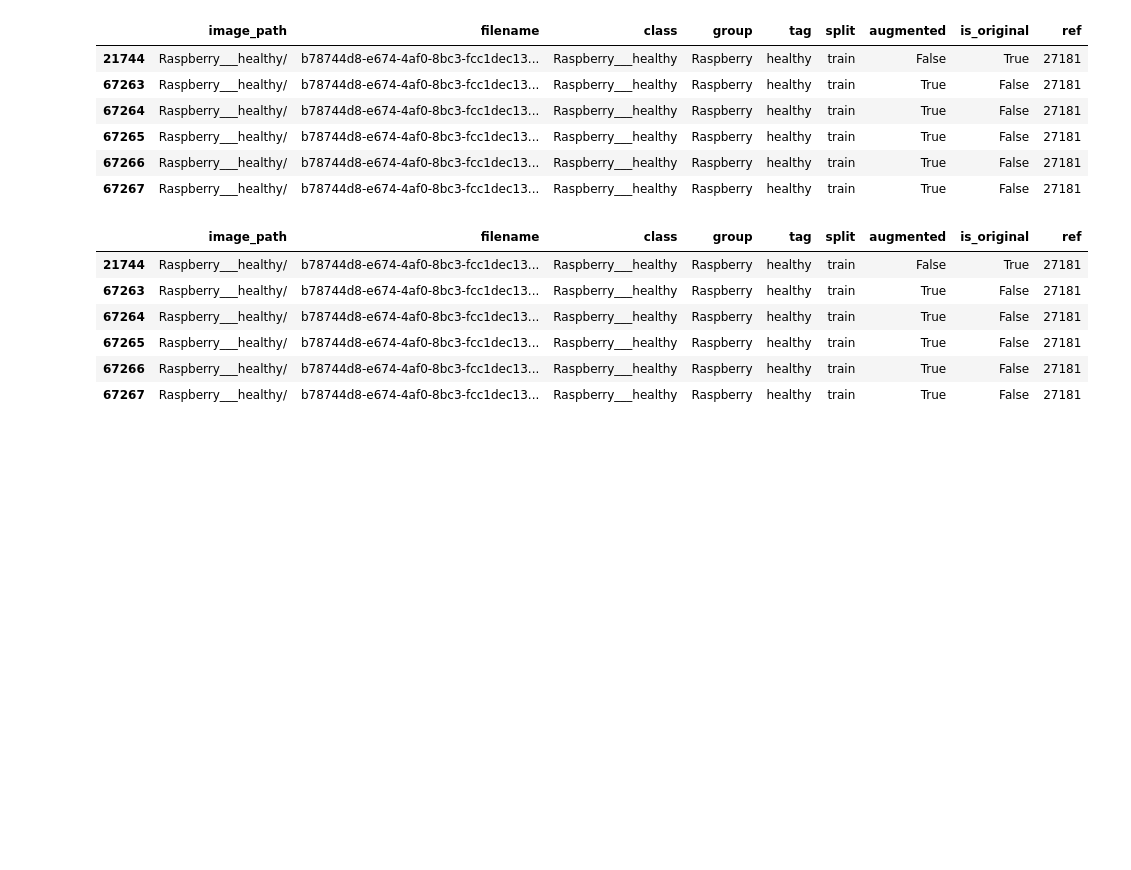
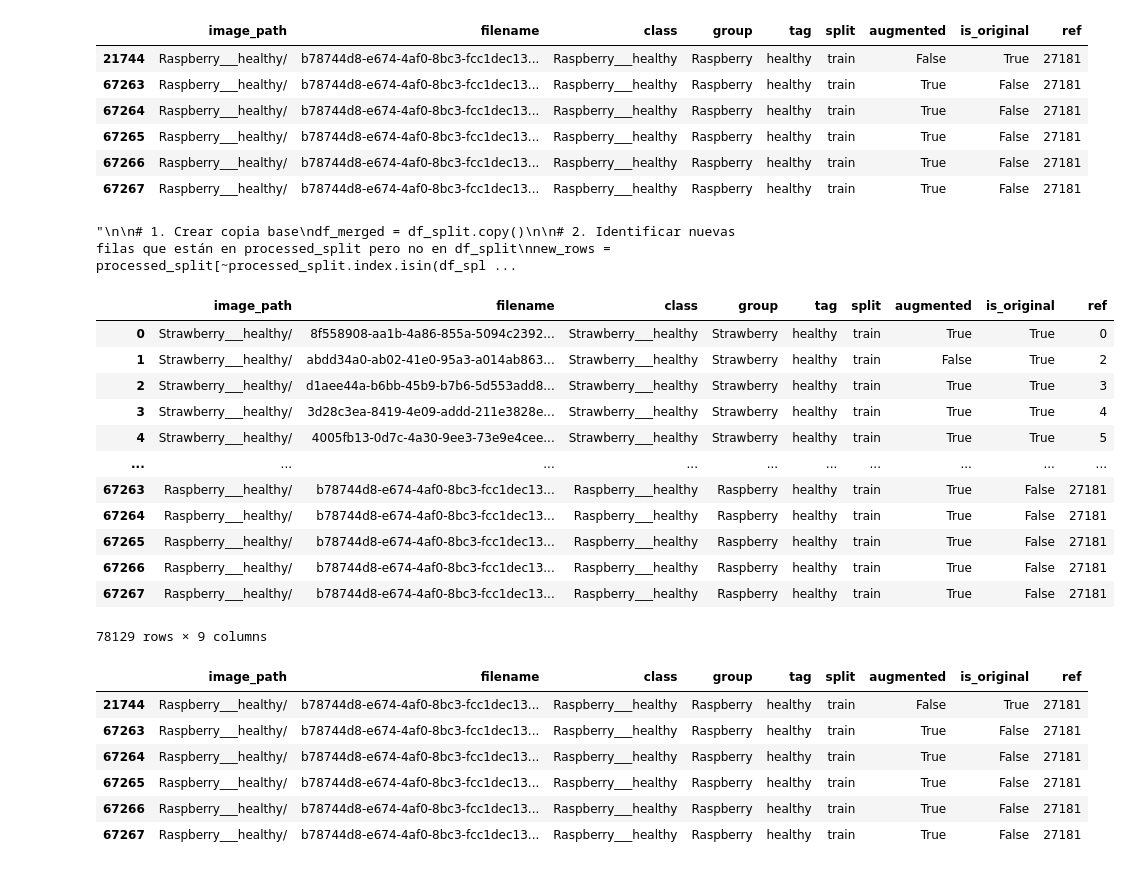
Before and after one commit to MLsound/CV2-PlantVillage, a Jupyter notebook: DataAugmentation.ipynb, the cells around one changed output. Drawn from its saved outputs; the diff is of its cells as text; code cells hidden in the pictures; blank space fills up the shorter version.

Commit message:
Fix: bugs menores en merge del dataframe

```diff
--- a/DataAugmentation.ipynb
+++ b/DataAugmentation.ipynb
@@ -950,7 +958,7 @@ processed_split[(processed_split['group'] == 'Raspberry') & (processed_split['re
 | 67266 | Raspberry___healthy/ | b78744d8-e674-4af0-8bc3-fcc1dec13... | Raspberry___healthy | Raspberry | healthy | train | True | False | 27181 |
 | 67267 | Raspberry___healthy/ | b78744d8-e674-4af0-8bc3-fcc1dec13... | Raspberry___healthy | Raspberry | healthy | train | True | False | 27181 |
 # %%
-# MERGE DEL DATAFRAME AUMENTADO CON EL ORIGINAL
+"""
 
 # 1. Crear copia base
 df_merged = df_split.copy()
@@ -969,5 +977,40 @@ df_merged['ref'] = df_merged['ref'].astype('Int64')
 
 # 6. (Opcional) Reordenar por índice si querés mantener orden
 df_merged = df_merged.sort_index()
+"""
+# %% [output]
+"\n\n# 1. Crear copia base\ndf_merged = df_split.copy()\n\n# 2. Identificar nuevas filas que están en processed_split pero no en df_split\nnew_rows = processed_split[~processed_split.index.isin(df_spl ...
+# %%
+# MERGE DEL DATAFRAME AUMENTADO CON EL ORIGINAL
+# 1. Se pararan los datos de archivos procesados
+for_update = processed_split[processed_split['is_original']==True]
+new_rows = processed_split[processed_split['is_original']==False]
+
+# 2. Se actualiza el Dataframe original con los nuevos valores
+df_split.update(for_update)
+
+# 3. Se agregan las aumentaciones con el dataframe original
+df_augmented = pd.concat([df_split, new_rows], axis=0)
+df_augmented.update(for_update)
+
+# 4. (Opcional) Reordenar por índice si querés mantener orden
+df_augmented['ref'] = df_augmented['ref'].astype('Int64')
+# df_merged = df_merged.sort_index()
+# %%
+df_augmented
+# %% [output]
+|  | image_path | filename | class | group | tag | split | augmented | is_original | ref |
+| 0 | Strawberry___healthy/ | 8f558908-aa1b-4a86-855a-5094c2392... | Strawberry___healthy | Strawberry | healthy | train | True | True | 0 |
+| 1 | Strawberry___healthy/ | abdd34a0-ab02-41e0-95a3-a014ab863... | Strawberry___healthy | Strawberry | healthy | train | False | True | 2 |
+| 2 | Strawberry___healthy/ | d1aee44a-b6bb-45b9-b7b6-5d553add8... | Strawberry___healthy | Strawberry | healthy | train | True | True | 3 |
+| 3 | Strawberry___healthy/ | 3d28c3ea-8419-4e09-addd-211e3828e... | Strawberry___healthy | Strawberry | healthy | train | True | True | 4 |
+| 4 | Strawberry___healthy/ | 4005fb13-0d7c-4a30-9ee3-73e9e4cee... | Strawberry___healthy | Strawberry | healthy | train | True | True | 5 |
+| ... | ... | ... | ... | ... | ... | ... | ... | ... | ... |
+| 67263 | Raspberry___healthy/ | b78744d8-e674-4af0-8bc3-fcc1dec13... | Raspberry___healthy | Raspberry | healthy | train | True | False | 27181 |
+| 67264 | Raspberry___healthy/ | b78744d8-e674-4af0-8bc3-fcc1dec13... | Raspberry___healthy | Raspberry | healthy | train | True | False | 27181 |
+| 67265 | Raspberry___healthy/ | b78744d8-e674-4af0-8bc3-fcc1dec13... | Raspberry___healthy | Raspberry | healthy | train | True | False | 27181 |
+| 67266 | Raspberry___healthy/ | b78744d8-e674-4af0-8bc3-fcc1dec13... | Raspberry___healthy | Raspberry | healthy | train | True | False | 27181 |
+| 67267 | Raspberry___healthy/ | b78744d8-e674-4af0-8bc3-fcc1dec13... | Raspberry___healthy | Raspberry | healthy | train | True | False | 27181 |
+78129 rows × 9 columns
 # %%
 # Verificamos que los datos se han actualizado luego del merge
```
Also changed, not shown: parts of 15 cells of this notebook, 2 other files.
